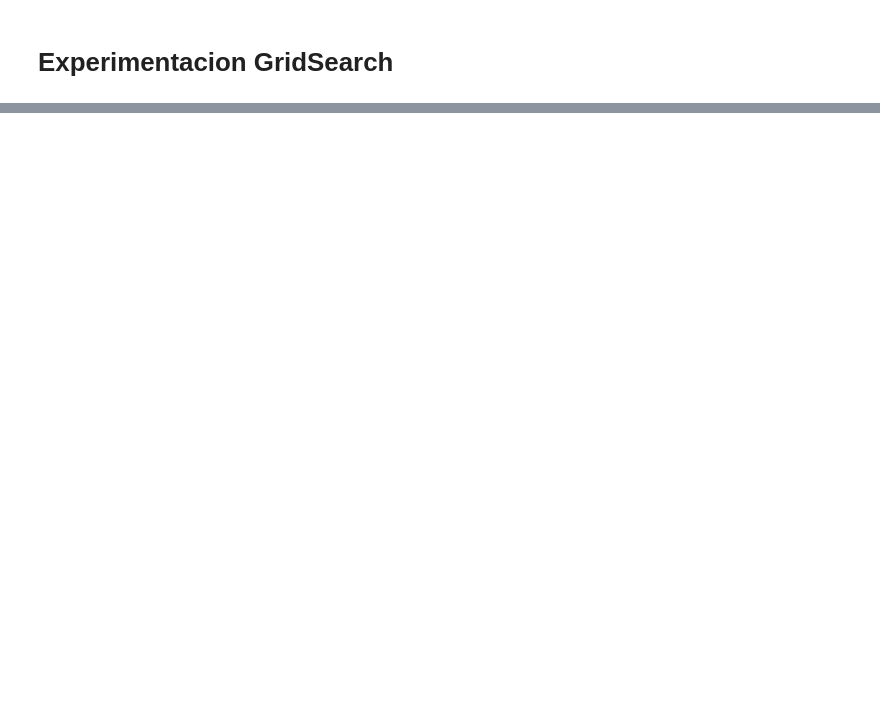
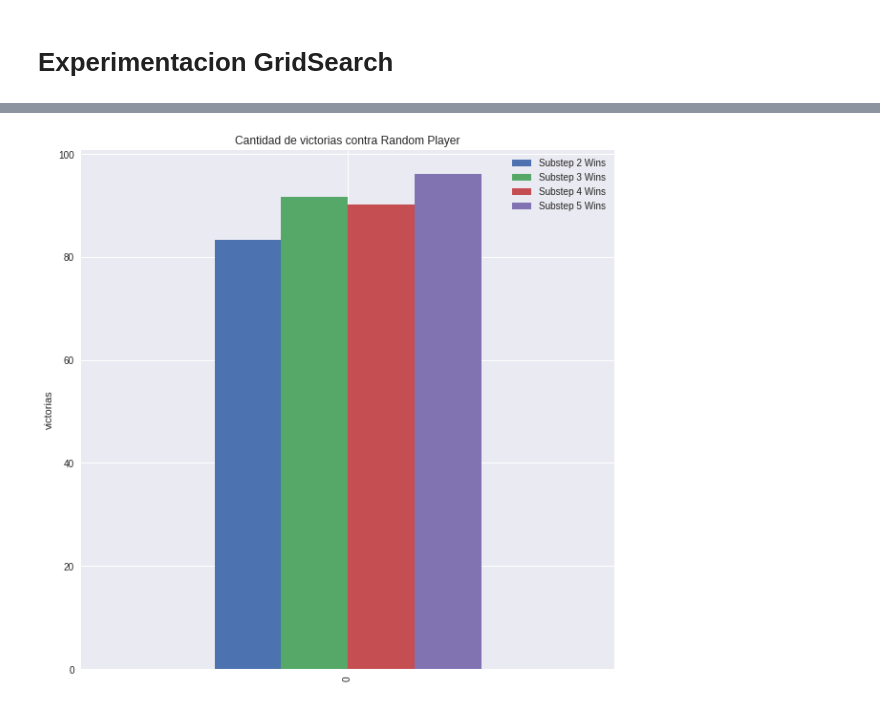
Before and after one commit to colltoaction/startup3-algo3, a Jupyter notebook: experimentacion/laboratorio.ipynb, the cells around one changed output, grey strips where cells are left out. Saved outputs shown, nothing was run; the diff lists cells and outputs as text; code cells hidden in the pictures; blank space fills up the shorter version.

```diff
--- a/experimentacion/laboratorio.ipynb
+++ b/experimentacion/laboratorio.ipynb
@@ -61,6 +57,29 @@ def graphFitness(fileName, moreInfo,rival):
     title = "Varianza de la Fitness en funcion de la generacion" + ((" contra un rival " + rival) if moreInfo else "")
     plt.title(title)
     plt.show()
+
+def graphMoves(fileName, moreInfo,rival):
+    dfResultados = pd.read_csv(fileName, delimiter=";")
+    dfVariance = dfResultados.groupby('Generation').var()
+    dfMean = dfResultados.groupby('Generation').mean()
+
+    ax = dfMean.plot(logy=False, figsize=[9,9])
+    ax.set_ylabel("Media de la cantidad promedio de jugadas")
+    ax.set_xlabel("Generacion")
+    title = "Media de la cantidad de movimientos en funcion de la generacion" + ((" con funcion de fitness: " + rival) if moreInfo else "")
+
+    for item in ([ax.title, ax.xaxis.label, ax.yaxis.label] +
+             ax.get_xticklabels() + ax.get_yticklabels()):
+        item.set_fontsize(14)
+    plt.title(title)
+    plt.show()
+
+
+#     ax = dfVariance.plot(logy=False)
+#     ax.set_ylabel("Varianza de la cantidad promedio de jugadas")
+#     title = "Varianza de la cantidad de movimientos en funcion de la generacion" + ((" contra un rival " + rival) if moreInfo else "")
+#     plt.title(title)
+#     plt.show()
 # %% [markdown]
 # Versus un rival random
 # %%
@@ -97,3 +109,6 @@ graphFitness('./fitness_MIXED_population25.txt',True,"minimax acotado")
+# %%
+for i in [1,2]:
+    graphMoves('./moves_function{}.txt'.format(i),True,"{}".format(i))
 # %% [markdown]
 # Experimentacion GridSearch
 # %%
@@ -101,14 +116,14 @@ def makeThemPlay(playerOne, playerTwo):
     !rm -rf ./log && python2 ../juez/c_linea.py\
             --blue_player $playerOne\
             --red_player $playerTwo\
-            --iterations 100\
+            --iterations 1000\
             --columns 7 --rows 6 --p 21 --c 4 1>/dev/null 2> /dev/null
 
     file  = open('./log/player_communicator_azul.log', 'r').read()
-    countBlueWins = file.count('ganaste')
+    countBlueWins = file.count('ganaste')/10
 
     file  = open('./log/player_communicator_rojo.log', 'r').read()
-    countRedWins = file.count('ganaste')
+    countRedWins = file.count('ganaste')/10
 
     return {
         'playerOneWins': countBlueWins,
@@ -117,7 +132,7 @@ def makeThemPlay(playerOne, playerTwo):
 
 
 def plot(arr,rival_name):
-    time = pd.DataFrame([arr], columns=['Substep 2 Wins', 'Substep 3 Wins', 'Substep 4 Wins'])
+    time = pd.DataFrame([arr], columns=['Substep 2 Wins', 'Substep 3 Wins', 'Substep 4 Wins','Substep 5 Wins'])
     ax = time.plot(kind='Bar',figsize=[10,10])
     ax.set_ylabel('victorias')
     plt.title("Cantidad de victorias contra {}".format(rival_name))
@@ -130,18 +145,19 @@ def gridSensei(i):
 
 catedraPlayer = {'path':'python2 ../juez/PlayerController.py', 'name': 'Jugador de la Catedra'}
 geneticPlayer = {'path': '../cmake-build-debug/geneticPlayer','name':'Genetic Player'}
-
+randomPlayer ={'path': '../cmake-build-debug/random_player','name':'Random Player'}
 
 def playAgainstAndPlotIt(rival):
     arr = []
-    for i in [2,3,4]:
+    for i in [2,3,4,5]:
         arr.append(makeThemPlay(gridSensei(i)['path'],rival['path'])['playerOneWins'])
 
     plot(arr,rival['name'])
 
-
+playAgainstAndPlotIt(randomPlayer)
 playAgainstAndPlotIt(catedraPlayer)
 playAgainstAndPlotIt(geneticPlayer)
 
-for i in [2,3,4]:
+
+for i in [2,3,4,5]:
     playAgainstAndPlotIt(gridSensei(i))
@@ -153,0 +164,4 @@ for i in [2,3,4]:
+# %%
+playAgainstAndPlotIt(randomPlayer)
+# %% [output]
+[figure, added]
```
Also changed, not shown: parts of 12 cells of this notebook, 43 other files.
